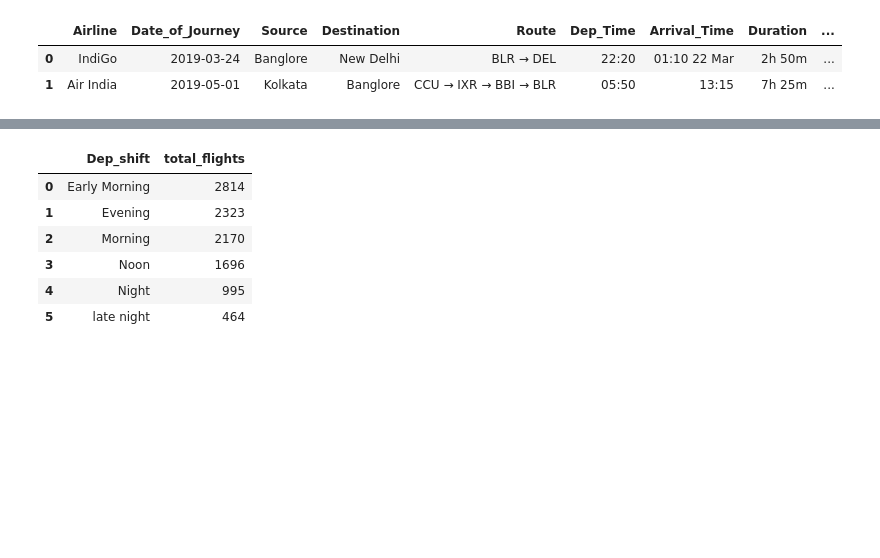
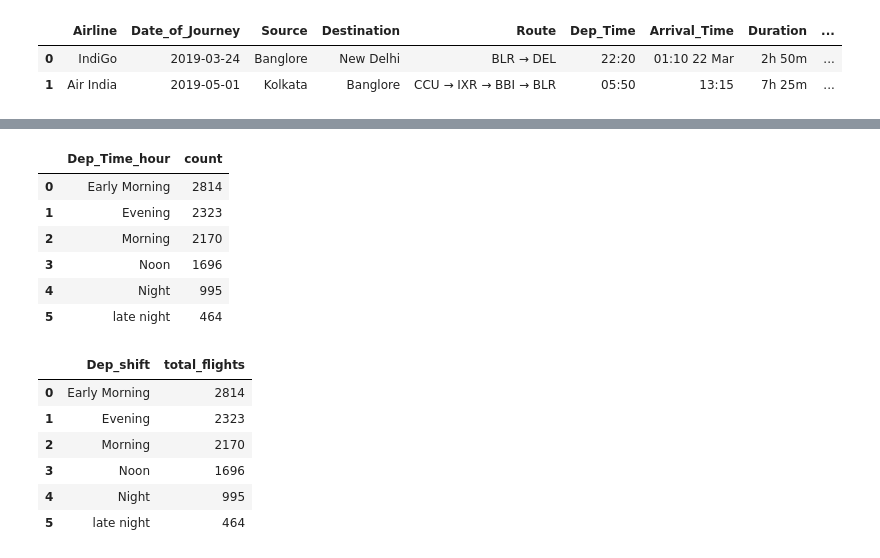
Before and after one commit to Ethan2417/Flight_Prediction_model, a Jupyter notebook: Flight_fare_prediction.ipynb, the cells around one changed output, grey strips where cells are left out. Cells and saved outputs as stored; diff of their text form; code cells hidden in the pictures; blank space fills up the shorter version.

```diff
--- a/Flight_fare_prediction.ipynb
+++ b/Flight_fare_prediction.ipynb
@@ -199,3 +219,14 @@ Requirement already satisfied: packaging in c:\users\prasa\anaconda3\lib\site-pa
 # %%
 import plotly.express as px
+# %%
+# to represent in data frame context
+data['Dep_Time_hour'].apply(flight_dep_time).value_counts().reset_index()
+# %% [output]
+|  | Dep_Time_hour | count |
+| 0 | Early Morning | 2814 |
+| 1 | Evening | 2323 |
+| 2 | Morning | 2170 |
+| 3 | Noon | 1696 |
+| 4 | Night | 995 |
+| 5 | late night | 464 |
 # %%
```
Also changed, not shown: parts of 53 cells of this notebook, 2 other files.
